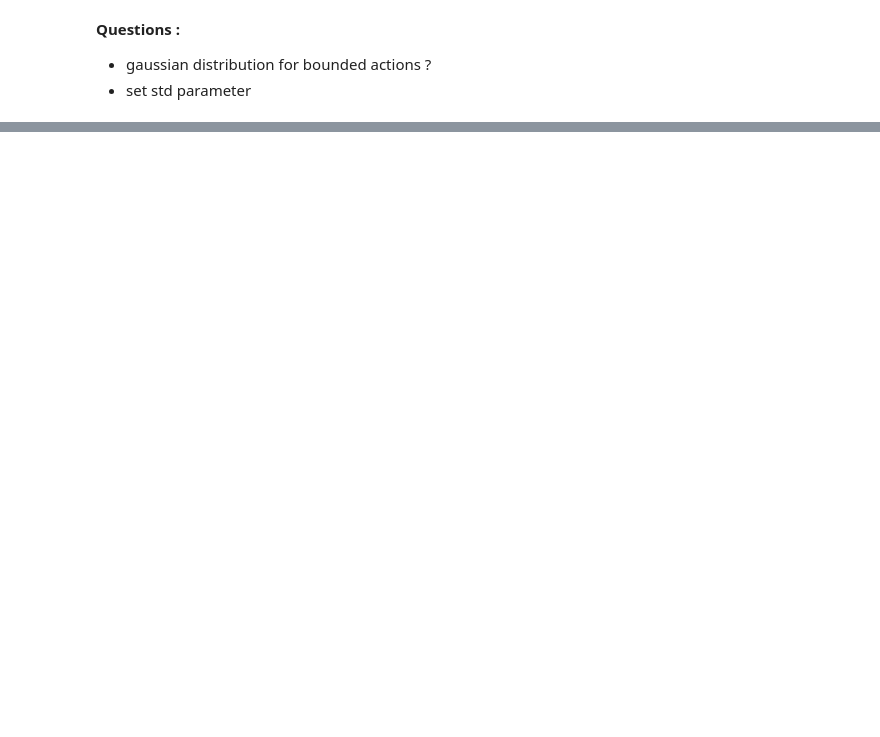
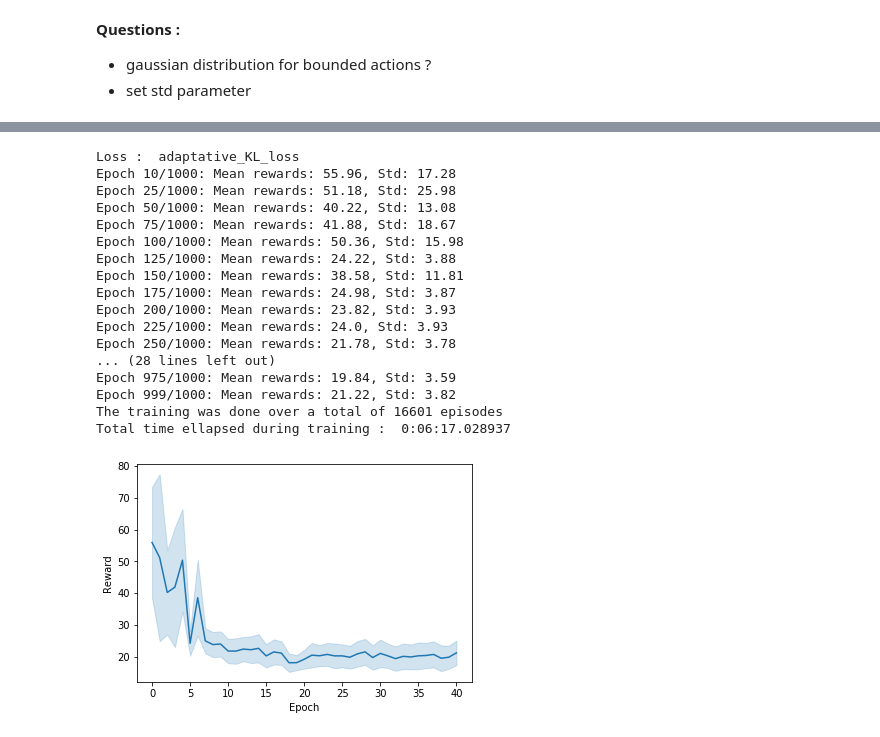
Before and after one commit to DimSum2k/RL-PPO, a Jupyter notebook: preliminary_tests.ipynb, the cells around one changed output, grey strips where cells are left out. Saved outputs shown, nothing was run; the diff lists cells and outputs as text; code cells hidden in the pictures; blank space fills up the shorter version.

```diff
--- a/preliminary_tests.ipynb
+++ b/preliminary_tests.ipynb
@@ -223,0 +704,34 @@ Sampled action :  [1]
+# %%
+config["eps_clipping"] = 0.2
+config["std"] = 0.5
+config["loss_name"]="clipped_loss"
+agent = PPOAgent(config)
+EPOCHS = 1000
+BATCH_SIZE = 384
+rewards = agent.training_batch(EPOCHS, BATCH_SIZE)
+# %%
+config["std"] = 0.5
+config["loss_name"]="adaptative_KL_loss"
+agent = PPOAgent(config)
+EPOCHS = 1000
+BATCH_SIZE = 384
+rewards = agent.training_batch(EPOCHS, BATCH_SIZE)
+# %% [output]
+Loss :  adaptative_KL_loss
+Epoch 10/1000: Mean rewards: 55.96, Std: 17.28
+Epoch 25/1000: Mean rewards: 51.18, Std: 25.98
+Epoch 50/1000: Mean rewards: 40.22, Std: 13.08
+Epoch 75/1000: Mean rewards: 41.88, Std: 18.67
+Epoch 100/1000: Mean rewards: 50.36, Std: 15.98
+Epoch 125/1000: Mean rewards: 24.22, Std: 3.88
+Epoch 150/1000: Mean rewards: 38.58, Std: 11.81
+Epoch 175/1000: Mean rewards: 24.98, Std: 3.87
+Epoch 200/1000: Mean rewards: 23.82, Std: 3.93
+Epoch 225/1000: Mean rewards: 24.0, Std: 3.93
+Epoch 250/1000: Mean rewards: 21.78, Std: 3.78
+... (28 lines left out)
+Epoch 975/1000: Mean rewards: 19.84, Std: 3.59
+Epoch 999/1000: Mean rewards: 21.22, Std: 3.82
+The training was done over a total of 16601 episodes
+Total time ellapsed during training :  0:06:17.028937
+[figure, added]
```
Also changed, not shown: parts of 25 cells of this notebook, 1 other file.
